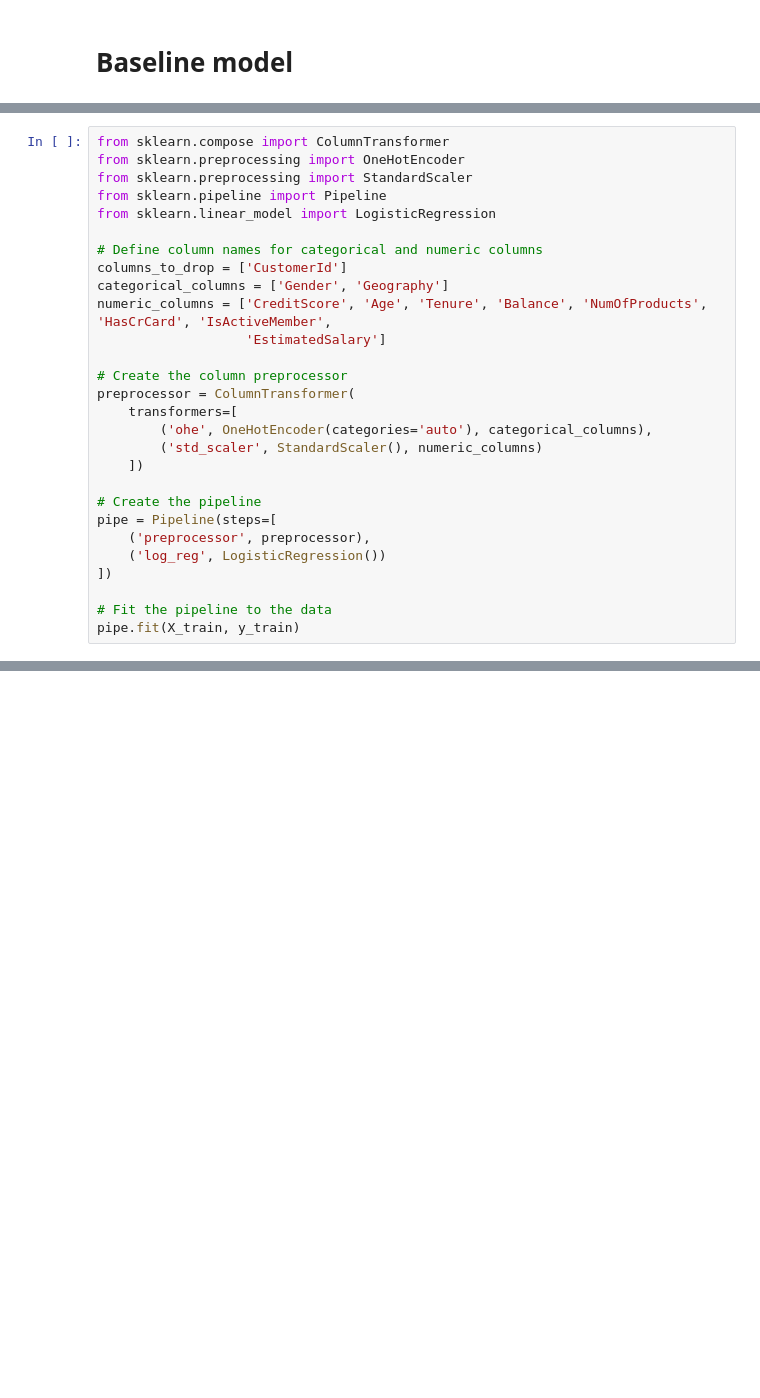
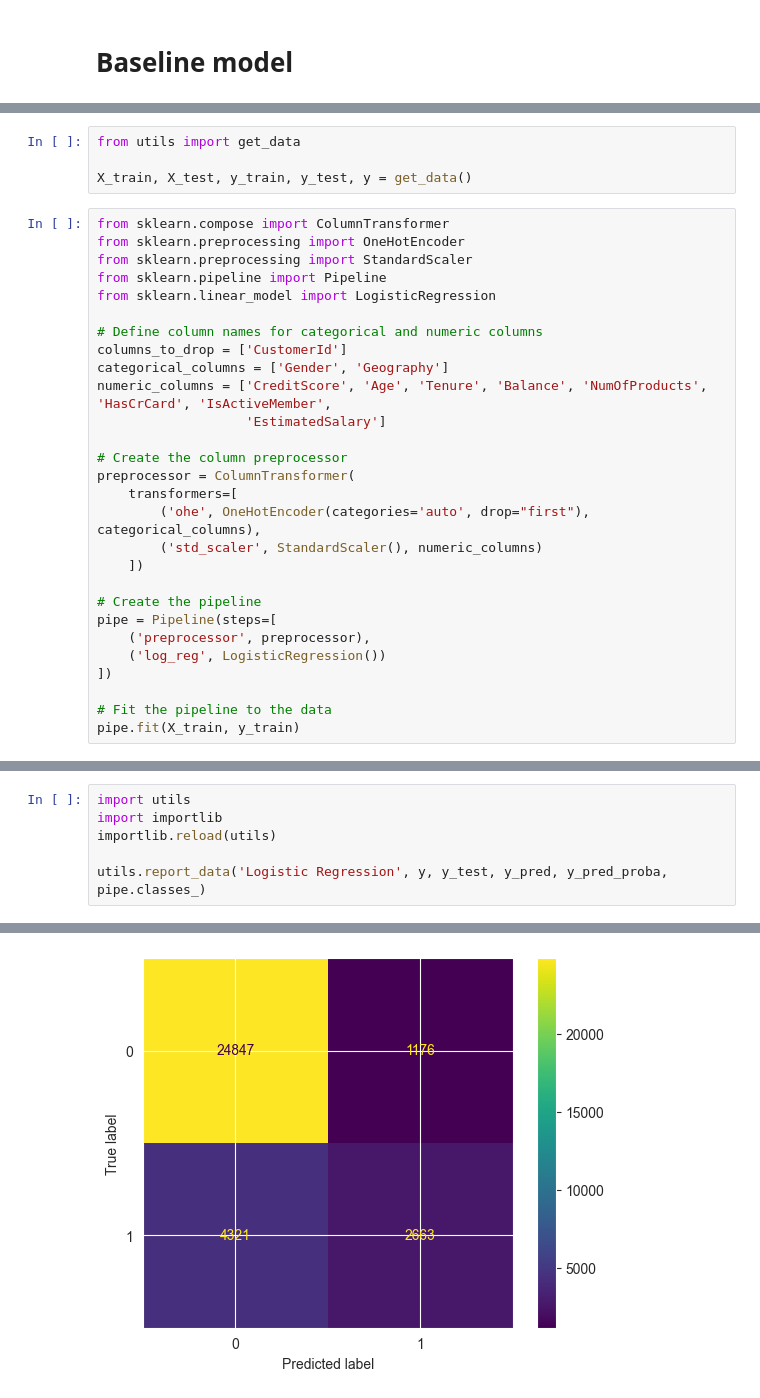
Before and after one commit to kevin51jiang/msci-546-project, a Jupyter notebook: baseline.ipynb, the cells around one changed output, grey strips where cells are left out. Drawn from its saved outputs; the diff is of its cells as text; blank space fills up the shorter version.

```diff
--- a/baseline.ipynb
+++ b/baseline.ipynb
@@ -212,3 +3,7 @@ X_train, X_test, y_train, y_test = train_test_split(X_raw, y, test_size=0.2, str
+# %%
+from utils import get_data
+
+X_train, X_test, y_train, y_test, y = get_data()
 # %%
 from sklearn.compose import ColumnTransformer
 from sklearn.preprocessing import OneHotEncoder
@@ -225,7 +20,7 @@ numeric_columns = ['CreditScore', 'Age', 'Tenure', 'Balance', 'NumOfProducts', '
 # Create the column preprocessor
 preprocessor = ColumnTransformer(
     transformers=[
-        ('ohe', OneHotEncoder(categories='auto'), categorical_columns),
+        ('ohe', OneHotEncoder(categories='auto', drop="first"), categorical_columns),
         ('std_scaler', StandardScaler(), numeric_columns)
     ])
 
@@ -342,0 +62,7 @@ pyplot.show()
+# %%
+import utils
+import importlib
+importlib.reload(utils)
+
+utils.report_data('Logistic Regression', y, y_test, y_pred, y_pred_proba, pipe.classes_)
+# %% [output]
@@ -342,0 +74 @@ pyplot.show()
+[figure, added]
```
Also changed, not shown: parts of 27 cells of this notebook, 19 other files.
